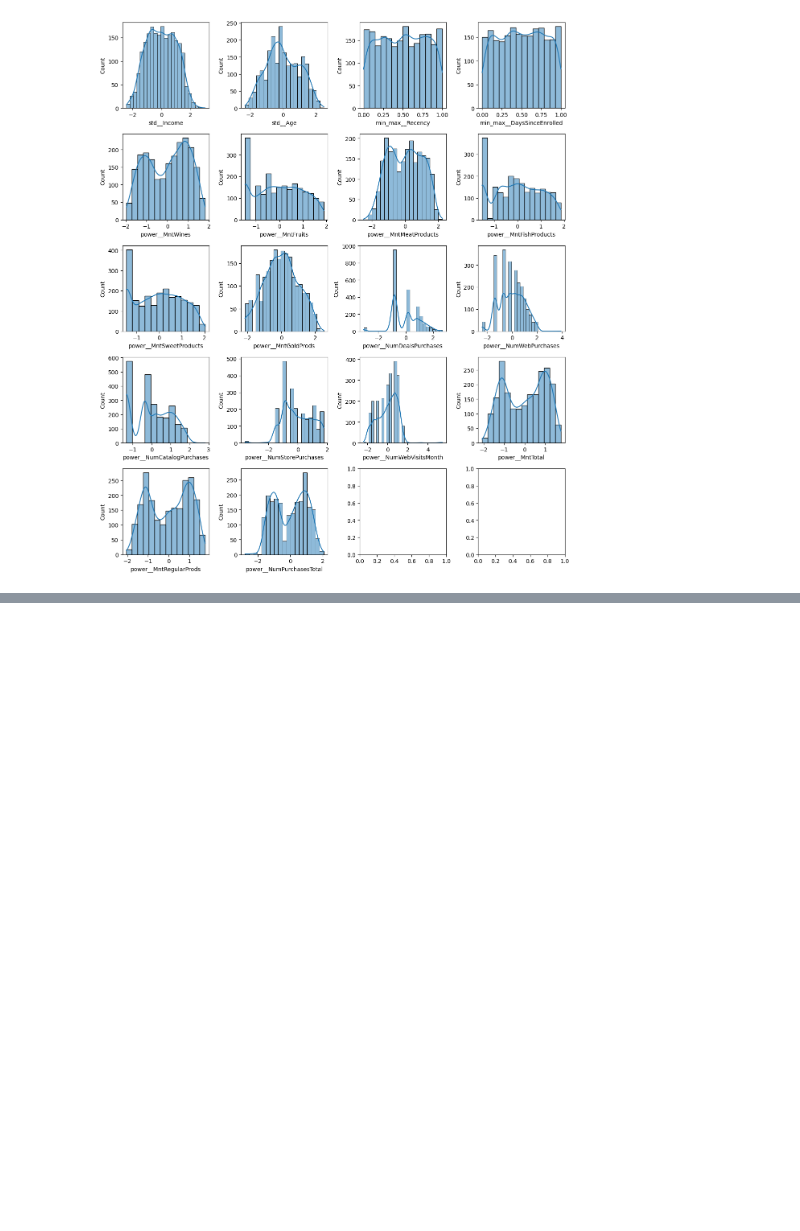
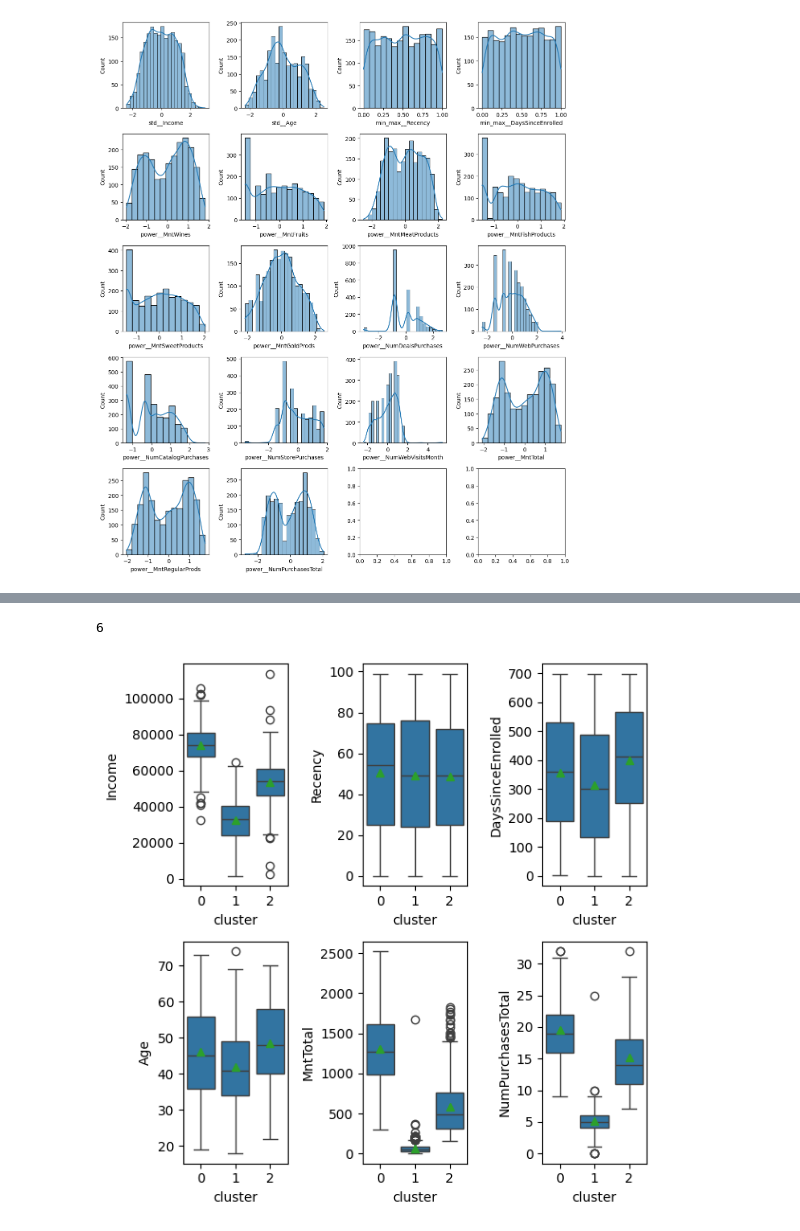
Before and after one commit to LucasGPestana/ifood_analyst, a Jupyter notebook: notebooks/04_ml_clustering.ipynb, the cells around one changed output, grey strips where cells are left out. Drawn from its saved outputs; the diff is of its cells as text; code cells hidden in the pictures; blank space fills up the shorter version.

```diff
--- a/notebooks/04_ml_clustering.ipynb
+++ b/notebooks/04_ml_clustering.ipynb
@@ -134,0 +234,23 @@ plt.show()
+# %%
+len(numeric_columns_analyse)
+# %% [output]
+6
+# %%
+# Boxplot das colunas numéricas para cada cluster
+
+fig, axs = plt.subplots(2, 3, figsize=(6, 6))
+
+for ax, column in zip(axs.flatten(), numeric_columns_analyse):
+
+    sns.boxplot(
+        df_clustered,
+        x="cluster",
+        y=column,
+        showmeans=True,
+        ax=ax,
+    )
+
+plt.tight_layout()
+plt.show()
+# %% [output]
+[figure, added]
```
Also changed, not shown: parts of 21 cells of this notebook.
